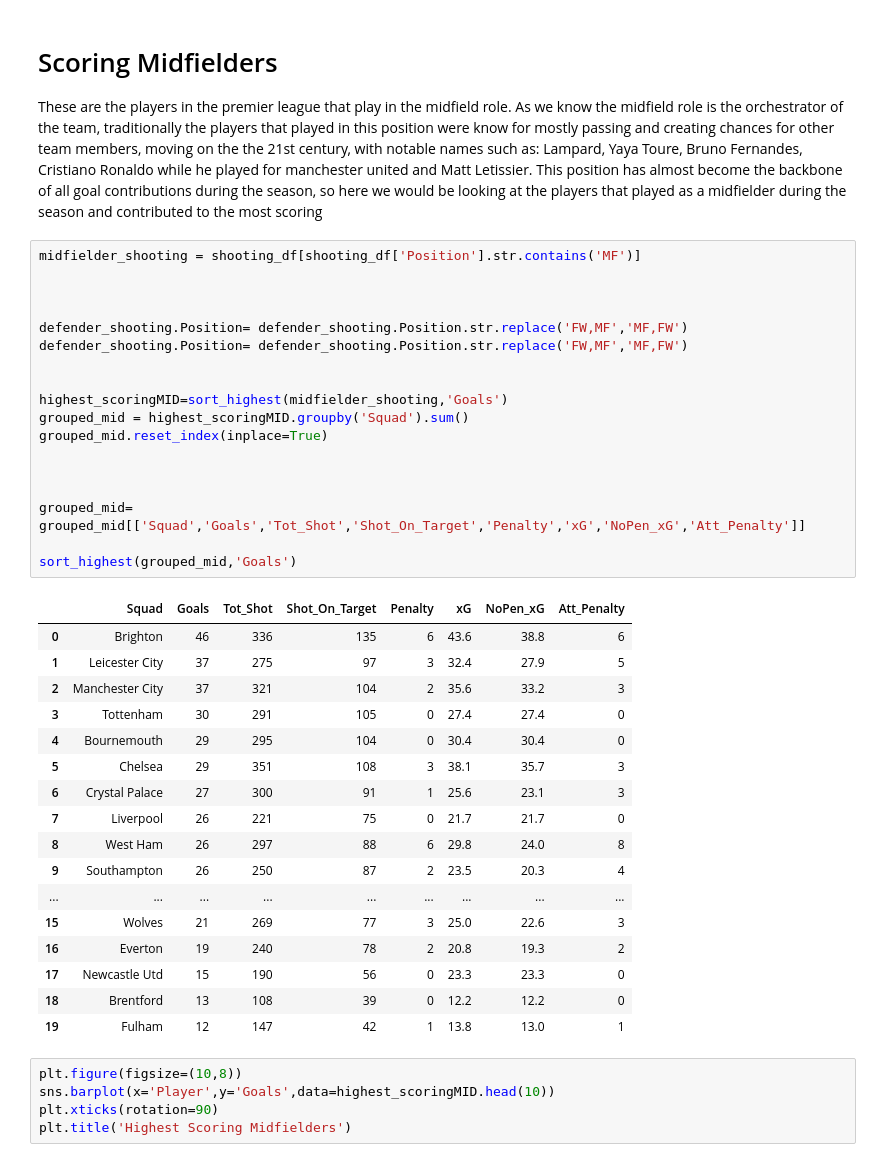
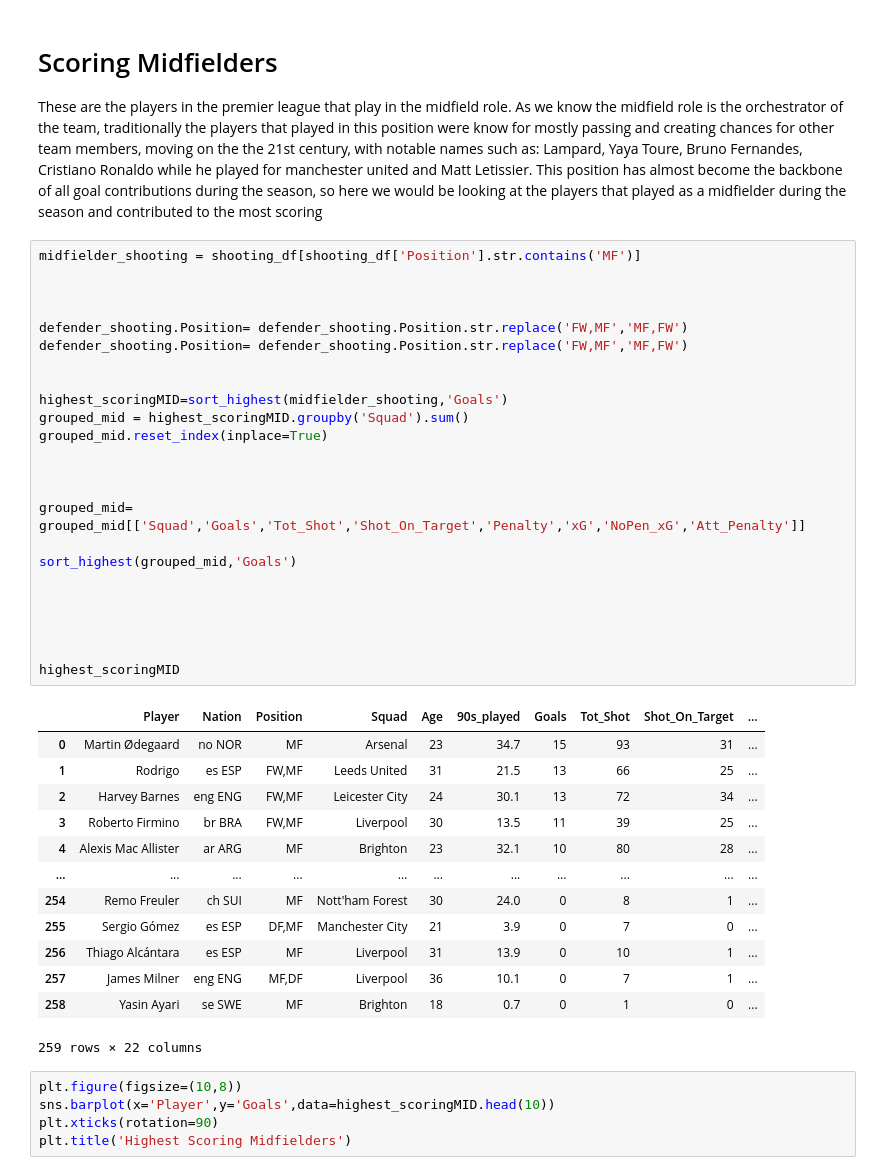
Before and after one commit to cokoli4315/Prem2022-23-data, a Jupyter notebook: Premier_league_top_scorer.ipynb, the cells around one changed output. Drawn from its saved outputs; the diff is of its cells as text.

```diff
--- a/Premier_league_top_scorer.ipynb
+++ b/Premier_league_top_scorer.ipynb
@@ -371,39 +372,41 @@ These are the players in the premier league that play in the midfield role. As w
 # %%
 midfielder_shooting = shooting_df[shooting_df['Position'].str.contains('MF')]
 
 
 
 defender_shooting.Position= defender_shooting.Position.str.replace('FW,MF','MF,FW')
 defender_shooting.Position= defender_shooting.Position.str.replace('FW,MF','MF,FW')
 
 
 highest_scoringMID=sort_highest(midfielder_shooting,'Goals')
 grouped_mid = highest_scoringMID.groupby('Squad').sum()
 grouped_mid.reset_index(inplace=True)
 
 
 
 grouped_mid= grouped_mid[['Squad','Goals','Tot_Shot','Shot_On_Target','Penalty','xG','NoPen_xG','Att_Penalty']]
 
 sort_highest(grouped_mid,'Goals')
+
+
+
+
+
+highest_scoringMID
 # %% [output]
-|  | Squad | Goals | Tot_Shot | Shot_On_Target | Penalty | xG | NoPen_xG | Att_Penalty |
-| 0 | Brighton | 46 | 336 | 135 | 6 | 43.6 | 38.8 | 6 |
-| 1 | Leicester City | 37 | 275 | 97 | 3 | 32.4 | 27.9 | 5 |
-| 2 | Manchester City | 37 | 321 | 104 | 2 | 35.6 | 33.2 | 3 |
-| 3 | Tottenham | 30 | 291 | 105 | 0 | 27.4 | 27.4 | 0 |
-| 4 | Bournemouth | 29 | 295 | 104 | 0 | 30.4 | 30.4 | 0 |
-| 5 | Chelsea | 29 | 351 | 108 | 3 | 38.1 | 35.7 | 3 |
-| 6 | Crystal Palace | 27 | 300 | 91 | 1 | 25.6 | 23.1 | 3 |
-| 7 | Liverpool | 26 | 221 | 75 | 0 | 21.7 | 21.7 | 0 |
-| 8 | West Ham | 26 | 297 | 88 | 6 | 29.8 | 24.0 | 8 |
-| 9 | Southampton | 26 | 250 | 87 | 2 | 23.5 | 20.3 | 4 |
-| ... | ... | ... | ... | ... | ... | ... | ... | ... |
-| 15 | Wolves | 21 | 269 | 77 | 3 | 25.0 | 22.6 | 3 |
-| 16 | Everton | 19 | 240 | 78 | 2 | 20.8 | 19.3 | 2 |
-| 17 | Newcastle Utd | 15 | 190 | 56 | 0 | 23.3 | 23.3 | 0 |
-| 18 | Brentford | 13 | 108 | 39 | 0 | 12.2 | 12.2 | 0 |
-| 19 | Fulham | 12 | 147 | 42 | 1 | 13.8 | 13.0 | 1 |
+|  | Player | Nation | Position | Squad | Age | 90s_played | Goals | Tot_Shot | Shot_On_Target | ... |
+| 0 | Martin Ødegaard | no NOR | MF | Arsenal | 23 | 34.7 | 15 | 93 | 31 | ... |
+| 1 | Rodrigo | es ESP | FW,MF | Leeds United | 31 | 21.5 | 13 | 66 | 25 | ... |
+| 2 | Harvey Barnes | eng ENG | FW,MF | Leicester City | 24 | 30.1 | 13 | 72 | 34 | ... |
+| 3 | Roberto Firmino | br BRA | FW,MF | Liverpool | 30 | 13.5 | 11 | 39 | 25 | ... |
+| 4 | Alexis Mac Allister | ar ARG | MF | Brighton | 23 | 32.1 | 10 | 80 | 28 | ... |
+| ... | ... | ... | ... | ... | ... | ... | ... | ... | ... | ... |
+| 254 | Remo Freuler | ch SUI | MF | Nott'ham Forest | 30 | 24.0 | 0 | 8 | 1 | ... |
+| 255 | Sergio Gómez | es ESP | DF,MF | Manchester City | 21 | 3.9 | 0 | 7 | 0 | ... |
+| 256 | Thiago Alcántara | es ESP | MF | Liverpool | 31 | 13.9 | 0 | 10 | 1 | ... |
+| 257 | James Milner | eng ENG | MF,DF | Liverpool | 36 | 10.1 | 0 | 7 | 1 | ... |
+| 258 | Yasin Ayari | se SWE | MF | Brighton | 18 | 0.7 | 0 | 1 | 0 | ... |
+259 rows × 22 columns
 # %%
 plt.figure(figsize=(10,8))
 sns.barplot(x='Player',y='Goals',data=highest_scoringMID.head(10))
```
Also changed, not shown: parts of 26 cells of this notebook.
